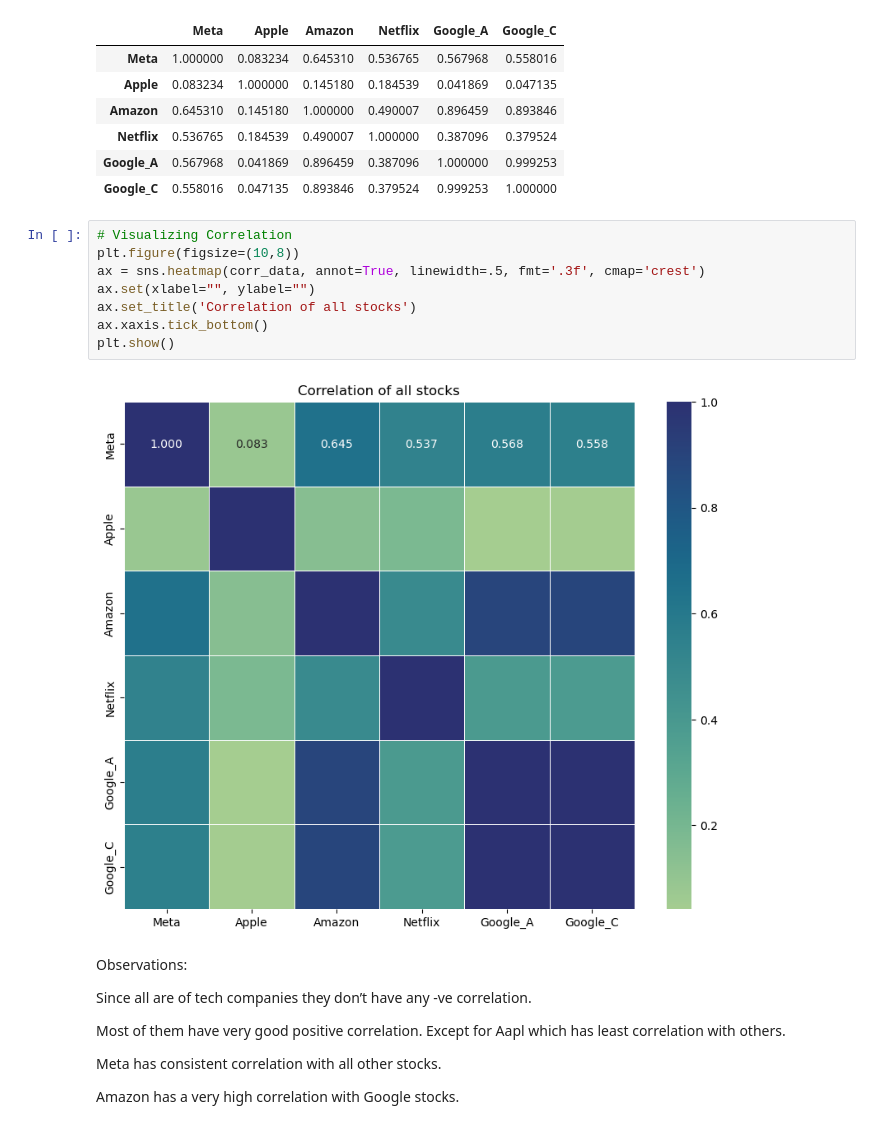
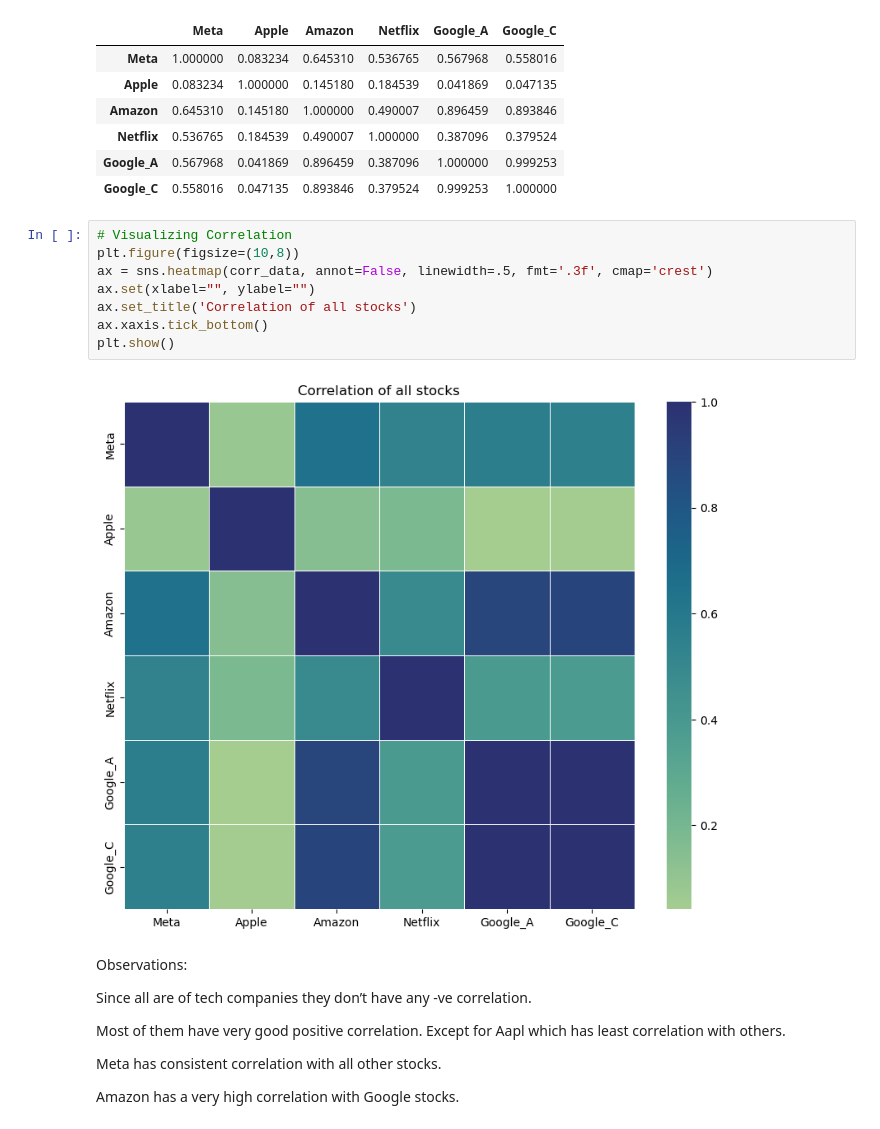
Before and after one commit to itsakcode/stock_analysis, a Jupyter notebook: src/stock_market.ipynb, the cells around one changed output. Cells and saved outputs as stored; diff of their text form.

```diff
--- a/src/stock_market.ipynb
+++ b/src/stock_market.ipynb
@@ -450,13 +450,13 @@ corr_data
 # %%
 # Visualizing Correlation
 plt.figure(figsize=(10,8))
-ax = sns.heatmap(corr_data, annot=True, linewidth=.5, fmt='.3f', cmap='crest')
+ax = sns.heatmap(corr_data, annot=False, linewidth=.5, fmt='.3f', cmap='crest')
 ax.set(xlabel="", ylabel="")
 ax.set_title('Correlation of all stocks')
 ax.xaxis.tick_bottom()
 plt.show()
 # %% [output]
-[figure, old version]
+[figure, new version]
 # %% [markdown]
 Observations:
 
```
Also changed, not shown: parts of 2 cells of this notebook.
